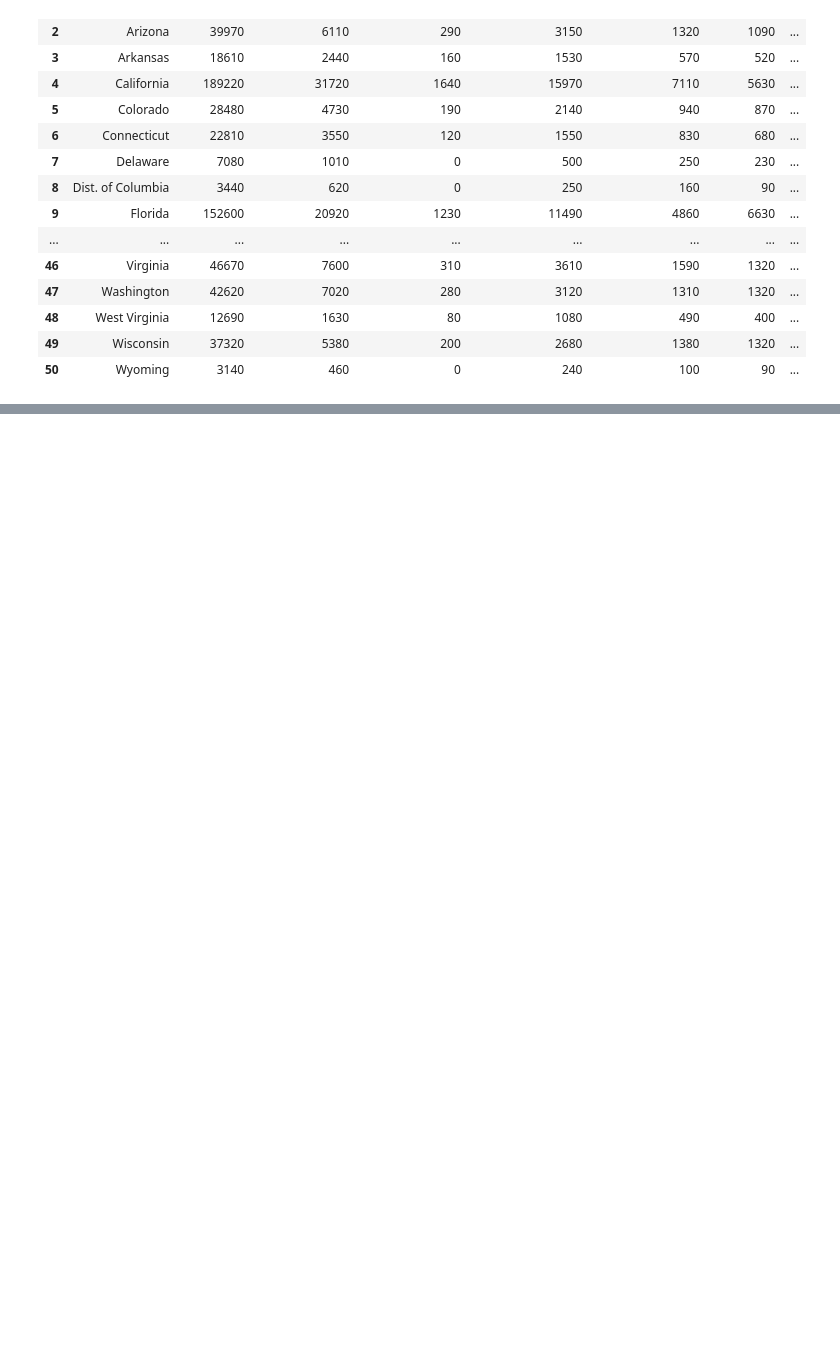
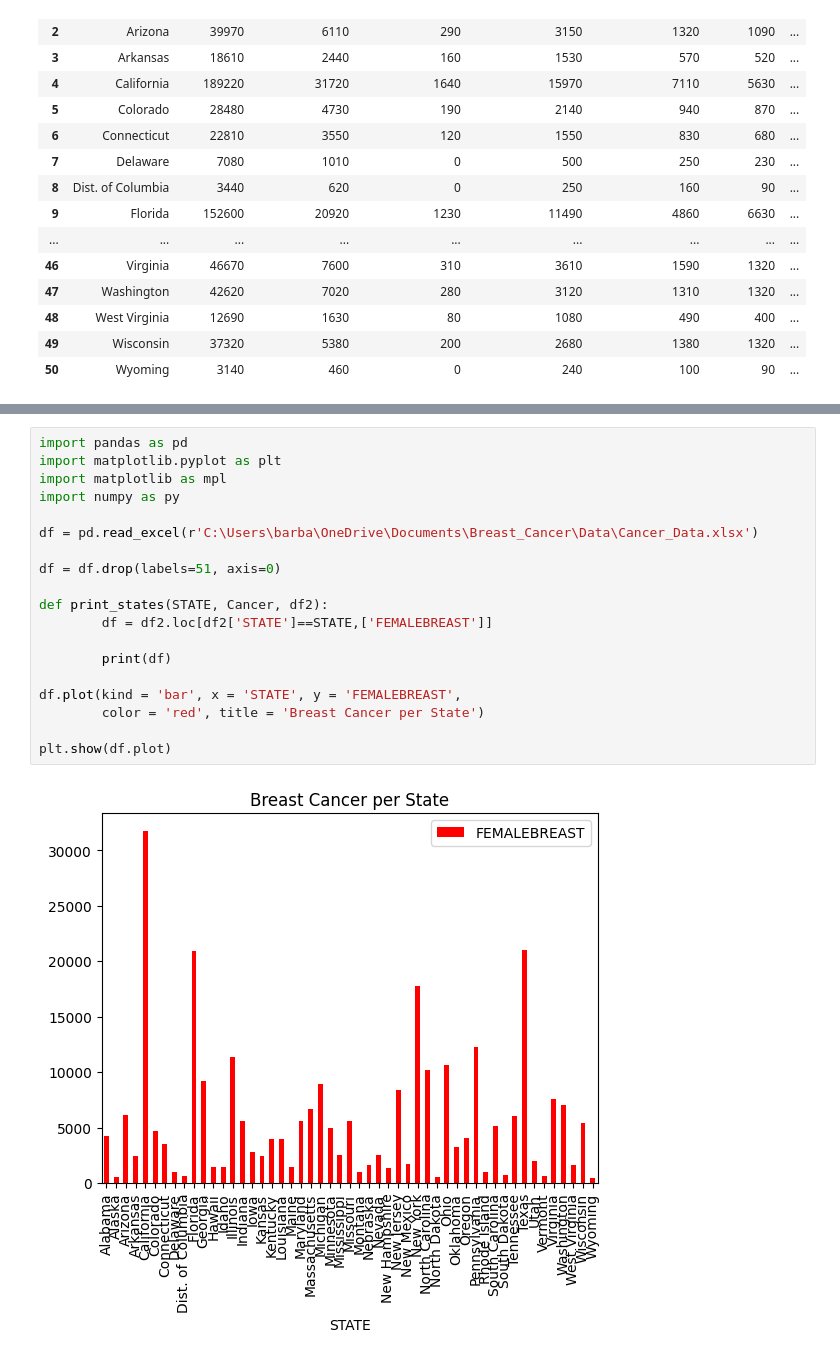
Before and after one commit to bjhdecember/Cancer, a Jupyter notebook: Cancer/Breastcancer.ipynb, the cells around one changed output, grey strips where cells are left out. Cells and saved outputs as stored; diff of their text form; blank space fills up the shorter version.

```diff
--- a/Cancer/Breastcancer.ipynb
+++ b/Cancer/Breastcancer.ipynb
@@ -204,3 +149,24 @@ The number of breast cancer cases in Ohio !
+# %%
+import pandas as pd
+import matplotlib.pyplot as plt
+import matplotlib as mpl
+import numpy as py
+
+df = pd.read_excel(r'C:\Users\barba\OneDrive\Documents\Breast_Cancer\Data\Cancer_Data.xlsx')
+
+df = df.drop(labels=51, axis=0)
+
+def print_states(STATE, Cancer, df2):
+        df = df2.loc[df2['STATE']==STATE,['FEMALEBREAST']]
+
+        print(df)
+
+df.plot(kind = 'bar', x = 'STATE', y = 'FEMALEBREAST',
+        color = 'red', title = 'Breast Cancer per State')
+
+plt.show(df.plot)
+# %% [output]
+[figure, added]
 # %%
 import pandas as pd
 import matplotlib.pyplot as plt
```
Also changed, not shown: parts of 10 cells of this notebook, 1 other file.
